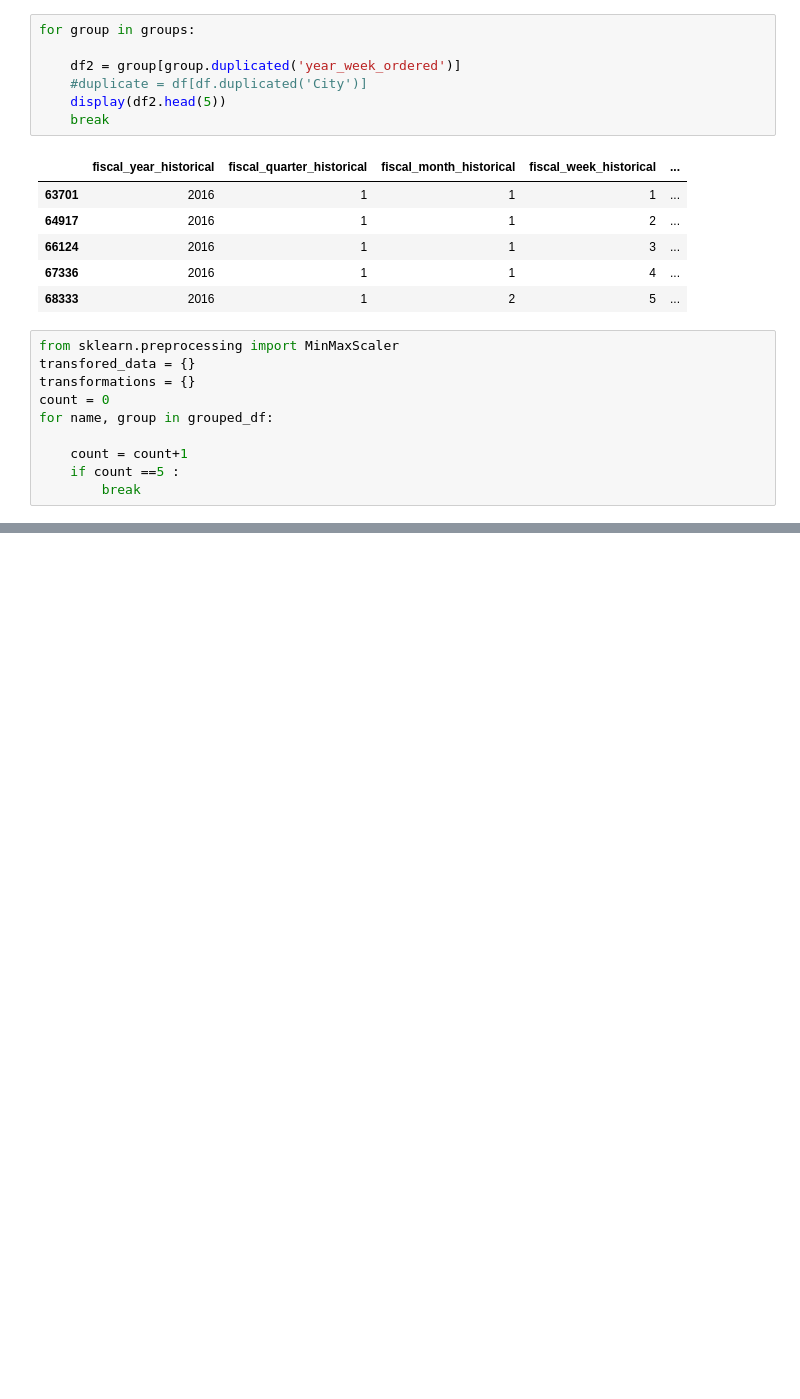
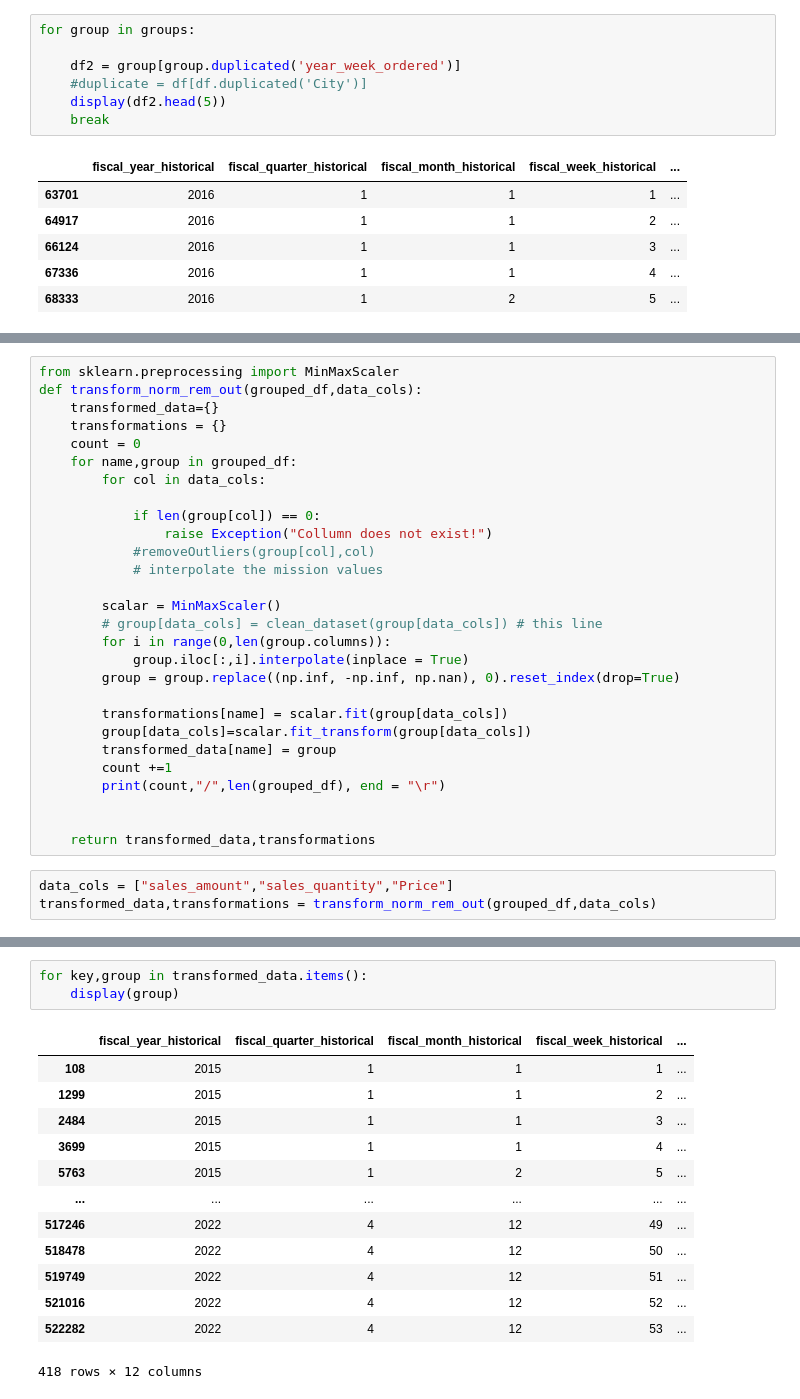
Before and after one commit to Abuynits/TE_Connect, a Jupyter notebook: sales_forcasting.ipynb, the cells around one changed output, grey strips where cells are left out. Saved outputs shown, nothing was run; the diff lists cells and outputs as text; blank space fills up the shorter version.

Commit message:
added data preprocessing for multiple collumns

```diff
--- a/sales_forcasting.ipynb
+++ b/sales_forcasting.ipynb
@@ -188,13 +188,3 @@ for group in groups:
 | 66124 | 2016 | 1 | 1 | 3 | ... |
 | 67336 | 2016 | 1 | 1 | 4 | ... |
 | 68333 | 2016 | 1 | 2 | 5 | ... |
-# %%
-from sklearn.preprocessing import MinMaxScaler
-transfored_data = {}
-transformations = {}
-count = 0
-for name, group in grouped_df:
-
-    count = count+1
-    if count ==5 :
-        break
@@ -200,0 +208,31 @@ for name, group in grouped_df:
+# %%
+from sklearn.preprocessing import MinMaxScaler
+def transform_norm_rem_out(grouped_df,data_cols):
+    transformed_data={}
+    transformations = {}
+    count = 0
+    for name,group in grouped_df:
+        for col in data_cols:
+
+            if len(group[col]) == 0:
+                raise Exception("Collumn does not exist!")
+            #removeOutliers(group[col],col)
+            # interpolate the mission values
+
+        scalar = MinMaxScaler()
+        # group[data_cols] = clean_dataset(group[data_cols]) # this line
+        for i in range(0,len(group.columns)):
+            group.iloc[:,i].interpolate(inplace = True)
+        group = group.replace((np.inf, -np.inf, np.nan), 0).reset_index(drop=True)
+
+        transformations[name] = scalar.fit(group[data_cols])
+        group[data_cols]=scalar.fit_transform(group[data_cols])
+        transformed_data[name] = group
+        count +=1
+        print(count,"/",len(grouped_df), end = "\r")
+
+
+    return transformed_data,transformations
+# %%
+data_cols = ["sales_amount","sales_quantity","Price"]
+transformed_data,transformations = transform_norm_rem_out(grouped_df,data_cols)
@@ -200,0 +258,17 @@ for name, group in grouped_df:
+# %%
+for key,group in transformed_data.items():
+    display(group)
+# %% [output]
+|  | fiscal_year_historical | fiscal_quarter_historical | fiscal_month_historical | fiscal_week_historical | ... |
+| 108 | 2015 | 1 | 1 | 1 | ... |
+| 1299 | 2015 | 1 | 1 | 2 | ... |
+| 2484 | 2015 | 1 | 1 | 3 | ... |
+| 3699 | 2015 | 1 | 1 | 4 | ... |
+| 5763 | 2015 | 1 | 2 | 5 | ... |
+| ... | ... | ... | ... | ... | ... |
+| 517246 | 2022 | 4 | 12 | 49 | ... |
+| 518478 | 2022 | 4 | 12 | 50 | ... |
+| 519749 | 2022 | 4 | 12 | 51 | ... |
+| 521016 | 2022 | 4 | 12 | 52 | ... |
+| 522282 | 2022 | 4 | 12 | 53 | ... |
+418 rows × 12 columns
```
Also changed, not shown: parts of 4 cells of this notebook.
